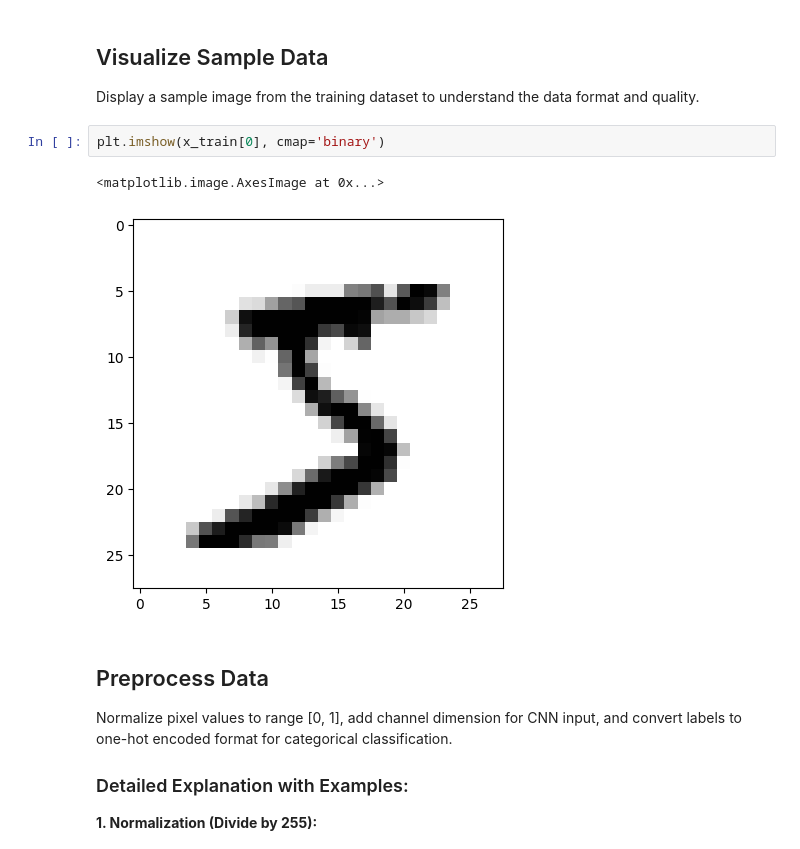
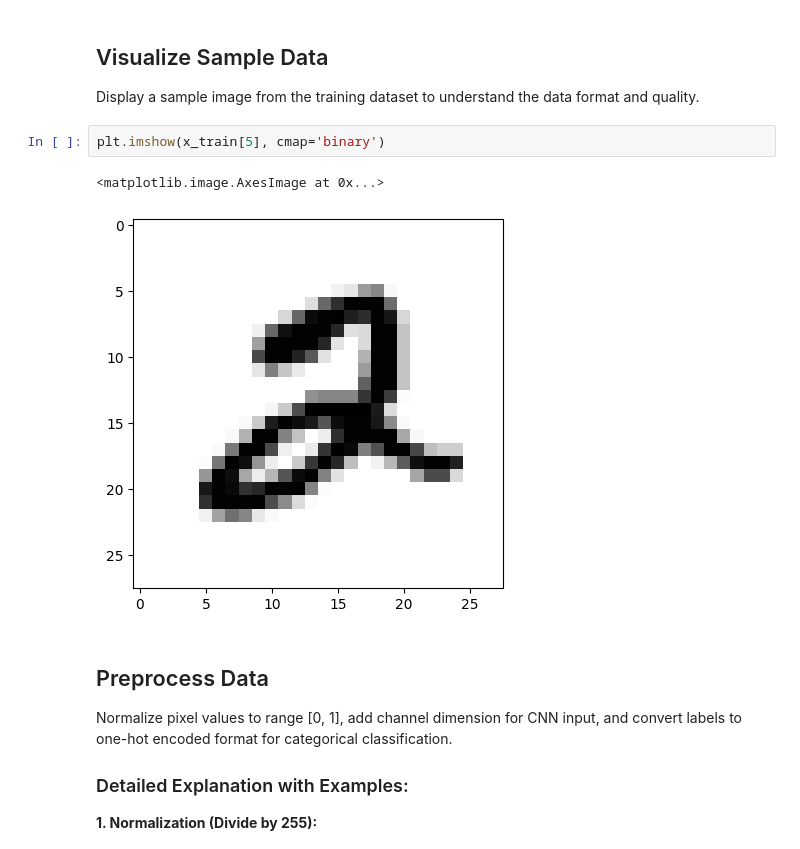
Before and after one commit to Nimesha-Kavindu/hand_written, a Jupyter notebook: cnn/Untitled0.ipynb, the cells around one changed output. Saved outputs shown, nothing was run; the diff lists cells and outputs as text.

```diff
--- a/cnn/Untitled0.ipynb
+++ b/cnn/Untitled0.ipynb
@@ -45,10 +45,10 @@ x_train.shape, y_train.shape, x_test.shape, y_test.shape
 ## Visualize Sample Data
 Display a sample image from the training dataset to understand the data format and quality.
 # %%
-plt.imshow(x_train[0], cmap='binary')
+plt.imshow(x_train[5], cmap='binary')
 # %% [output]
 <matplotlib.image.AxesImage at 0x...>
-[figure, old version]
+[figure, new version]
 # %% [markdown]
 ## Preprocess Data
 Normalize pixel values to range [0, 1], add channel dimension for CNN input, and convert labels to one-hot encoded format for categorical classification.
```
Also changed, not shown: parts of 5 cells of this notebook, 5 other files.
